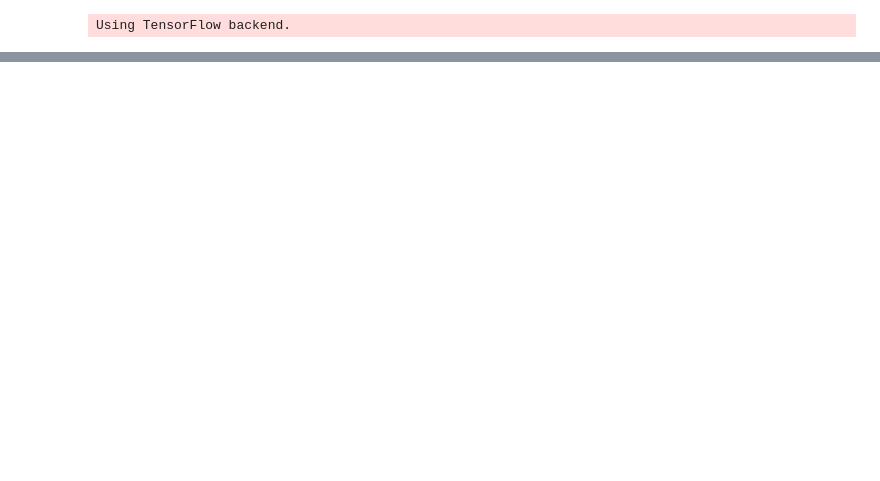
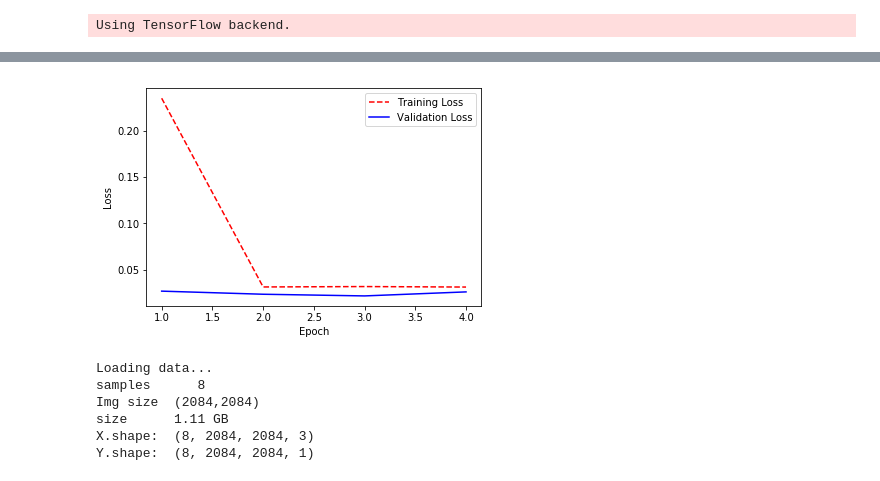
Before and after one commit to matthiasware/bio-unet, a Jupyter notebook: model_01.ipynb, the cells around one changed output, grey strips where cells are left out. Drawn from its saved outputs; the diff is of its cells as text; code cells hidden in the pictures; blank space fills up the shorter version.

Commit message:
train_01

```diff
--- a/model_01.ipynb
+++ b/model_01.ipynb
@@ -96,5 +96,5 @@ for i in range(2):
 # %%
-model = get_model(n_kernels=1, img_height=2084, img_width=2084)
+model = get_model(n_kernels=32, img_height=2084, img_width=2084)
 print(model.summary())
 # %% [output]
 __________________________________________________________________________________________________
@@ -116,14 +116,15 @@ ________________________________________________________________________________
 None
 # %%
 model.compile(loss="binary_crossentropy",
-              optimizer=optimizers.SGD(lr=0.02, decay=1e-6, momentum=0.98, nesterov=True),
+              optimizer=optimizers.SGD(lr=0.01, decay=1e-6, momentum=0.98, nesterov=True),
               metrics=['accuracy'])
-tensorboard = TensorBoard(log_dir="logs")
-callbacks = [tensorboard,
+#K.get_session().run(tf.global_variables_initializer())
+#tensorboard = TensorBoard(log_dir="logs")
+callbacks = [
              EarlyStopping(monitor='val_loss',
                            patience=1,
                            verbose=1),
-             ModelCheckpoint("model00.h5",
+             ModelCheckpoint("model01.h5",
                              monitor='val_loss',
                              save_best_only=True,
                              verbose=1)]
@@ -134,14 +135,12 @@ valid_generator = dataGenerator(files_valid, batches=1, weights=True)
 # steps_per_epoch the number of batch iterations before a training epoch is considered finished.
 # validation_steps
 hist = model.fit_generator(generator=train_generator,
-                    steps_per_epoch=10,
+                    steps_per_epoch=30,
                     epochs=10,
                     verbose=2,
                     callbacks=callbacks,
                     validation_data=valid_generator,
                     validation_steps=10,
-                    max_queue_size=2,
-                    workers=1,
-                    use_multiprocessing=False)
+                    max_queue_size=2)
 # %% [output]
 Epoch 1/10
@@ -155,0 +163,17 @@ loss_history
+# %%
+# Get training and test loss histories
+training_loss = hist.history['loss']
+test_loss = hist.history['val_loss']
+
+# Create count of the number of epochs
+epoch_count = range(1, len(training_loss) + 1)
+
+# Visualize loss history
+plt.plot(epoch_count, training_loss, 'r--')
+plt.plot(epoch_count, test_loss, 'b-')
+plt.legend(['Training Loss', 'Validation Loss'])
+plt.xlabel('Epoch')
+plt.ylabel('Loss')
+plt.show();
+# %% [output]
+[figure, added]
@@ -155,0 +185,9 @@ loss_history
+# %%
+X_test, Y_test = preprocess.load_data(files_test)
+# %% [output]
+Loading data...
+samples      8
+Img size  (2084,2084)
+size      1.11 GB
+X.shape:  (8, 2084, 2084, 3)
+Y.shape:  (8, 2084, 2084, 1)
```
Also changed, not shown: parts of 10 cells of this notebook, 5 other files.
